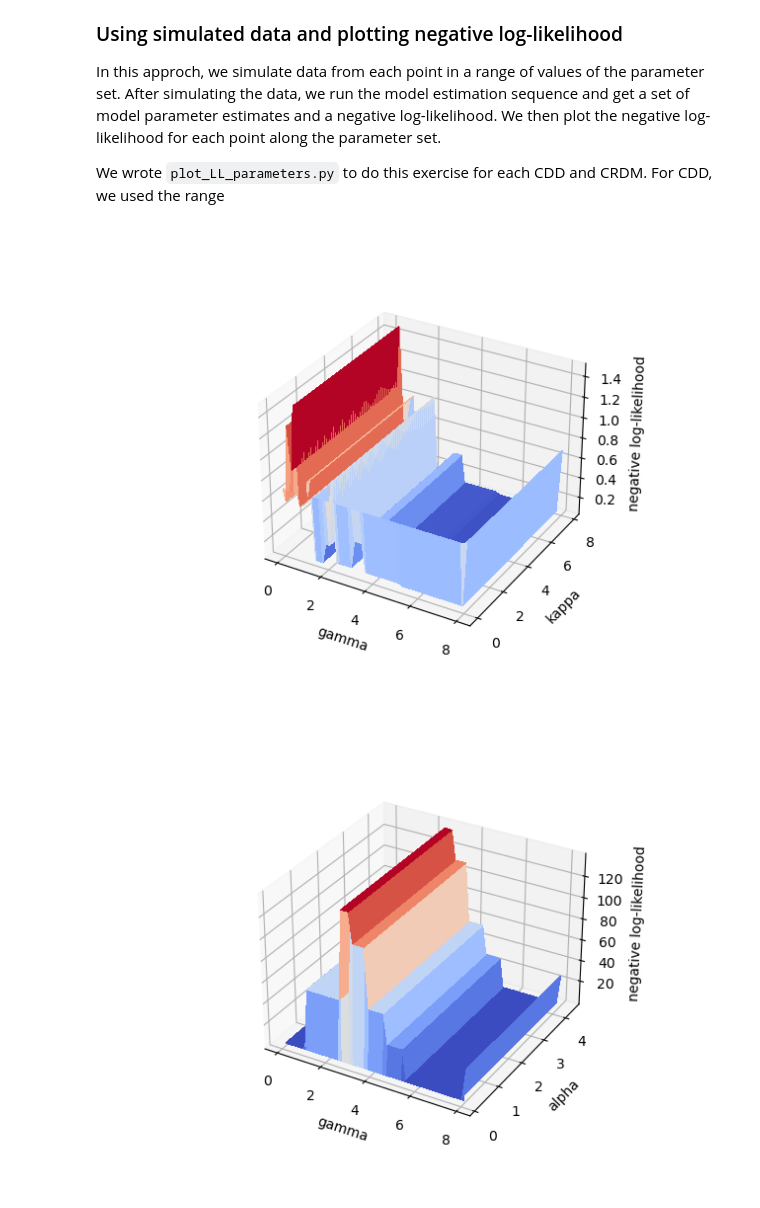
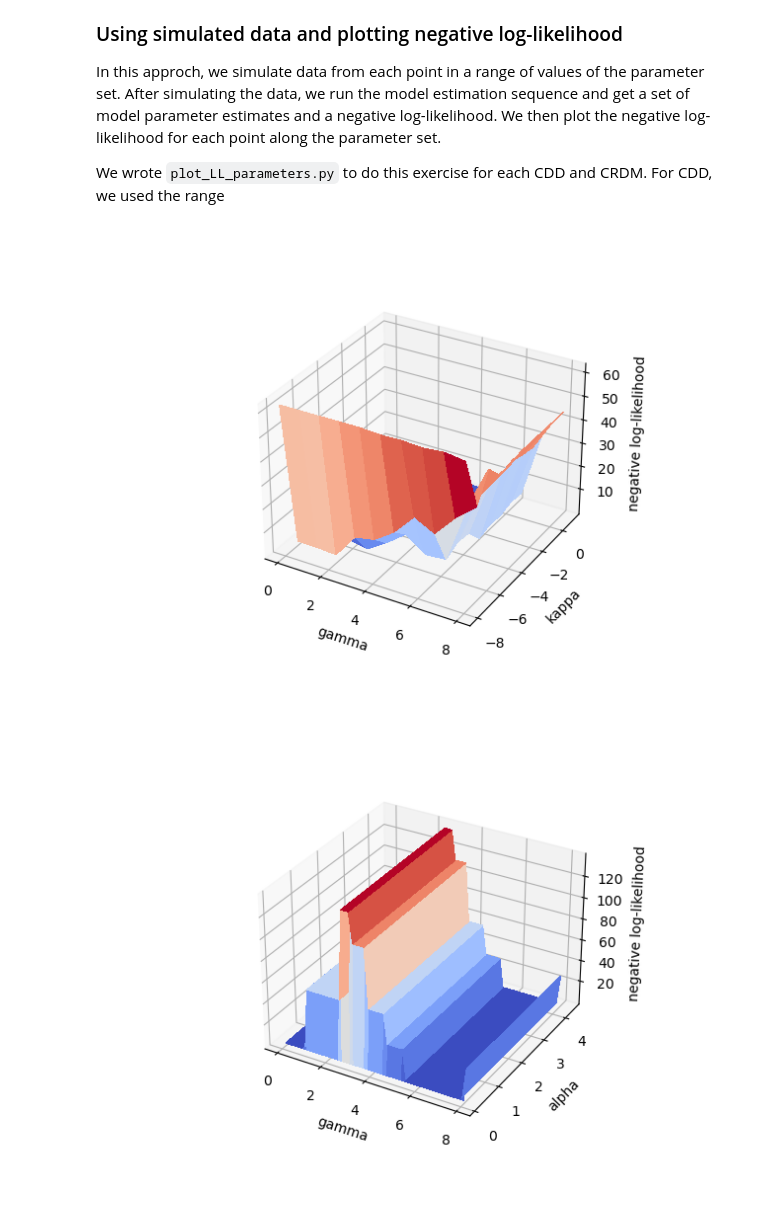
Before and after one commit to CDN-Lab/model_simulation, a Jupyter notebook: README.ipynb, the cells around one changed output. Drawn from its saved outputs; the diff is of its cells as text; code cells hidden in the pictures.

Commit message:
using new names for numpy values for 3D plots

```diff
--- a/README.ipynb
+++ b/README.ipynb
@@ -187,28 +187,28 @@ We wrote `plot_LL_parameters.py` to do this exercise for each CDD and CRDM. For
 # %%
 %matplotlib widget
 
 from mpl_toolkits.mplot3d import axes3d
 import matplotlib.pyplot as plt
 from matplotlib import cm
 import numpy as np
 
-with open('./estimates/gkLL.npy', 'rb') as f:
+with open('./estimates/cdd_gkLL.npy', 'rb') as f:
     X = np.load(f) # gamma
     Y = np.load(f) # kappa
     Z = np.load(f) # negative loglikelihood
 
 fig = plt.figure()
 ax = fig.add_subplot(111, projection='3d')
 
 # Plot the surface.
 X, Y = np.meshgrid(X, Y)
 surf = ax.plot_surface(X, Y, Z, cmap=cm.coolwarm,linewidth=0, antialiased=False)
 plt.xlabel('gamma')
 plt.ylabel('kappa')
 ax.set_zlabel('negative log-likelihood')
 plt.show()
 # %% [output]
-[figure, old version]
+[figure, new version]
 # %%
 %matplotlib widget
 
```
Also changed, not shown: parts of 2 cells of this notebook.
